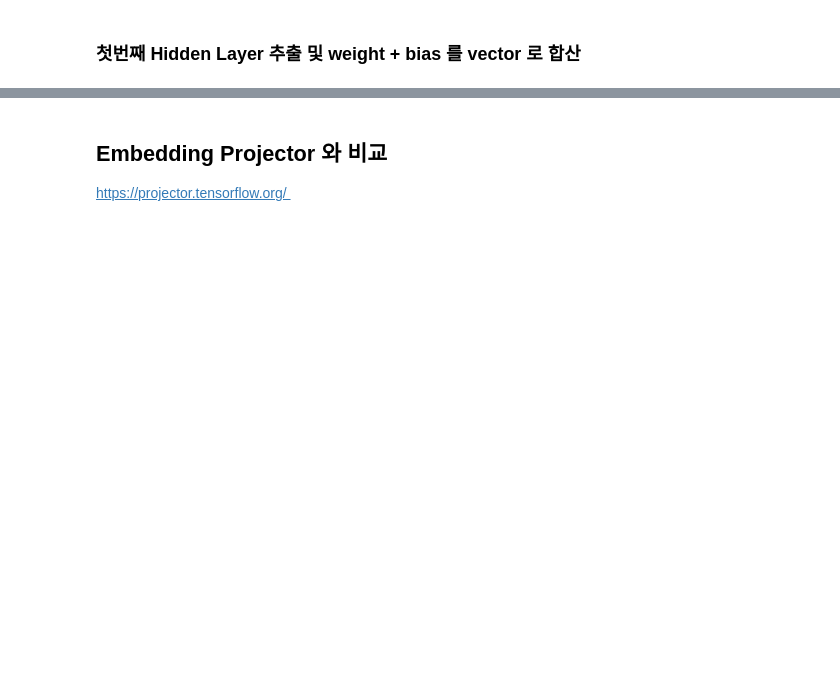
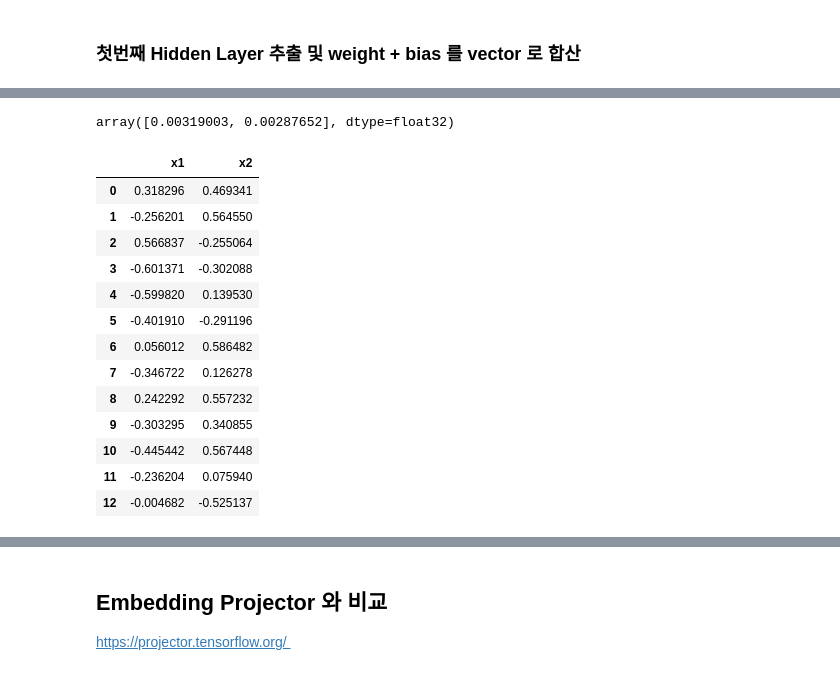
Before and after one commit to ironmanciti/NLP_lecture, a Jupyter notebook: 015_word2vec.ipynb, the cells around one changed output, grey strips where cells are left out. Cells and saved outputs as stored; diff of their text form; code cells hidden in the pictures; blank space fills up the shorter version.

```diff
--- a/015_word2vec.ipynb
+++ b/015_word2vec.ipynb
@@ -292,5 +318,26 @@ model.layers[0].get_weights()
+# %%
+model.layers[0].get_weights()[1]
+# %% [output]
+array([0.00319003, 0.00287652], dtype=float32)
 # %%
 vectors= model.layers[0].get_weights()[0]
+# %%
+pd.DataFrame(vectors, columns = ['x1', 'x2'])
+# %% [output]
+|  | x1 | x2 |
+| 0 | 0.318296 | 0.469341 |
+| 1 | -0.256201 | 0.564550 |
+| 2 | 0.566837 | -0.255064 |
+| 3 | -0.601371 | -0.302088 |
+| 4 | -0.599820 | 0.139530 |
+| 5 | -0.401910 | -0.291196 |
+| 6 | 0.056012 | 0.586482 |
+| 7 | -0.346722 | 0.126278 |
+| 8 | 0.242292 | 0.557232 |
+| 9 | -0.303295 | 0.340855 |
+| 10 | -0.445442 | 0.567448 |
+| 11 | -0.236204 | 0.075940 |
+| 12 | -0.004682 | -0.525137 |
 # %%
 w2v = pd.DataFrame(vectors, columns = ['x1', 'x2'])
 w2v['word'] = words
```
Also changed, not shown: parts of 18 cells of this notebook, 2 other files.
